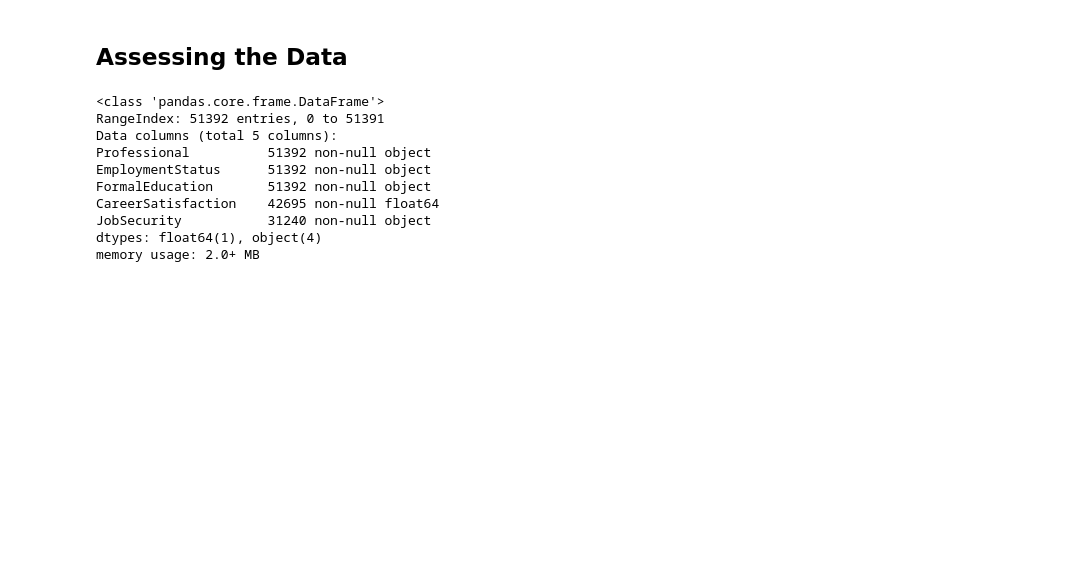
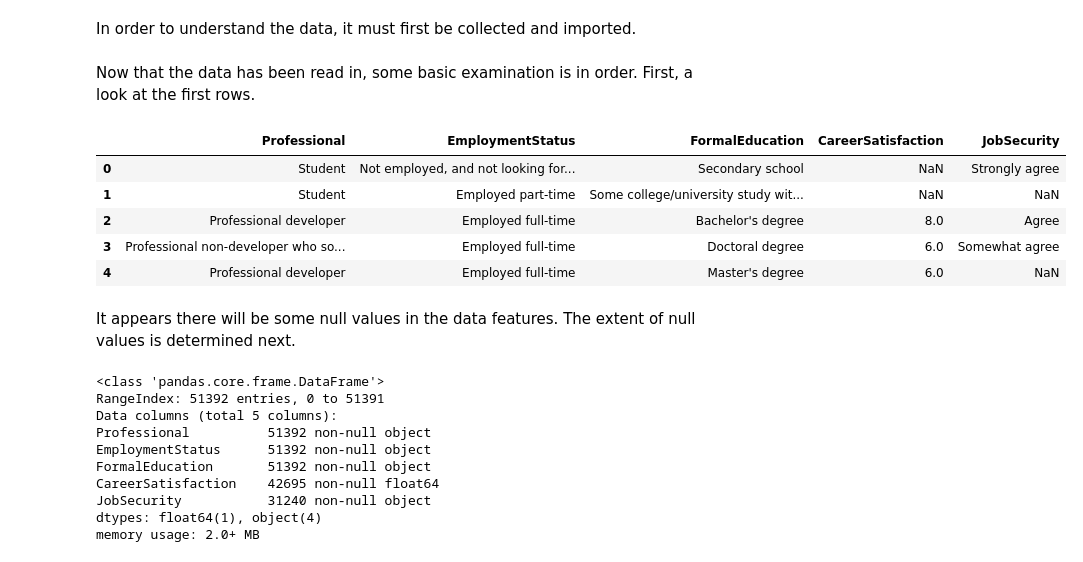
Before and after one commit to dwillengelhardt/Stack_Overflow_2017_Survey_Analysis, a Jupyter notebook: Stack_Overflow_Full_Time_Employees_vs_Contractors.ipynb, the cells around one changed output. Cells and saved outputs as stored; diff of their text form; code cells hidden in the pictures; blank space fills up the shorter version.

Commit message:
docs: Reorganize Stack_Overflow_Full_Time_Employees_vs_Contractors.ipynb to make CRISP-DM structure more apparent.

```diff
--- a/Stack_Overflow_Full_Time_Employees_vs_Contractors.ipynb
+++ b/Stack_Overflow_Full_Time_Employees_vs_Contractors.ipynb
@@ -11,3 +14,5 @@ This notebook uses Stack Overflow's 2017 Survey data to investigate if certain r
+# %% [markdown]
+In order to understand the data, it must first be collected and imported.
 # %%
 # Load modules
 import pandas as pd
@@ -21,8 +26,20 @@ df_raw = pd.read_csv('survey-results-public.csv')
 
 # Remove columns that are not of interest
 df_raw = df_raw[['Professional', 'EmploymentStatus', 'FormalEducation', 'CareerSatisfaction', 'JobSecurity']]
-# %% [markdown]
-## Assessing the Data
+# %% [markdown]
+Now that the data has been read in, some basic examination is in order.  First, a look at the first rows.
+# %%
+# Print first rows of dataframe
+df_raw.head()
+# %% [output]
+|  | Professional | EmploymentStatus | FormalEducation | CareerSatisfaction | JobSecurity |
+| 0 | Student | Not employed, and not looking for... | Secondary school | NaN | Strongly agree |
+| 1 | Student | Employed part-time | Some college/university study wit... | NaN | NaN |
+| 2 | Professional developer | Employed full-time | Bachelor's degree | 8.0 | Agree |
+| 3 | Professional non-developer who so... | Employed full-time | Doctoral degree | 6.0 | Somewhat agree |
+| 4 | Professional developer | Employed full-time | Master's degree | 6.0 | NaN |
+# %% [markdown]
+It appears there will be some null values in the data features.  The extent of null values is determined next.
 # %%
 # Print dataframe info
 df_raw.info()
```
Also changed, not shown: parts of 65 cells of this notebook.
